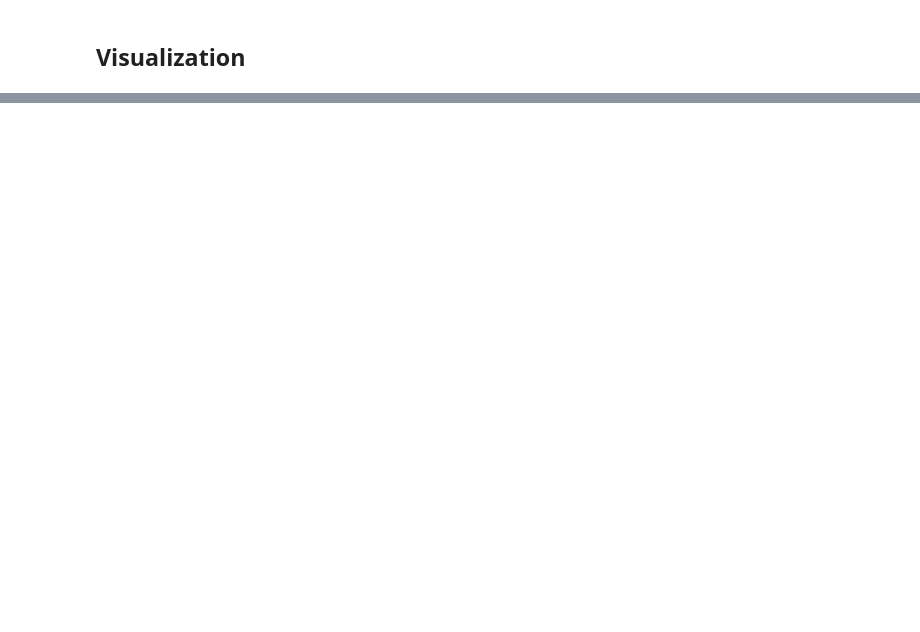
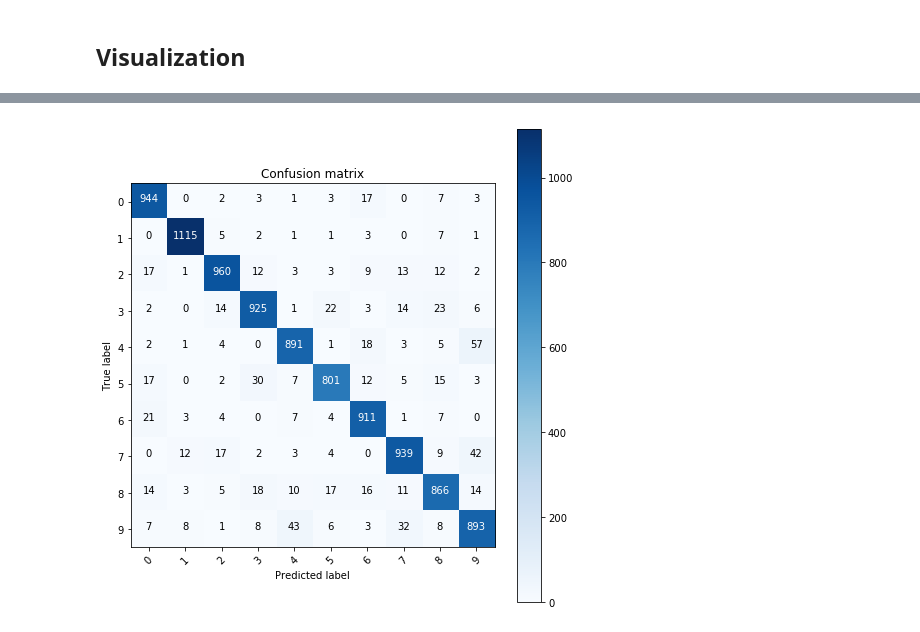
Before and after one commit to seahl0119/tutorial, a Jupyter notebook: MLP/Basic_NN.ipynb, the cells around one changed output, grey strips where cells are left out. Drawn from its saved outputs; the diff is of its cells as text; code cells hidden in the pictures; blank space fills up the shorter version.

```diff
--- a/MLP/Basic_NN.ipynb
+++ b/MLP/Basic_NN.ipynb
@@ -167,0 +197,9 @@ plt.show()
+# %%
+pred = np.argmax(model.predict(X_test, verbose = 0), axis=1)
+cm = confusion_matrix(np.argmax(Y_test, axis=1), pred)
+plt.figure(figsize=(7,7))
+plot_confusion_matrix(cm, classes = [str(i) for i in range(Y_train.shape[1])])
+plt.tight_layout()
+plt.show()
+# %% [output]
+[figure, added]
```
Also changed, not shown: parts of 11 cells of this notebook.
